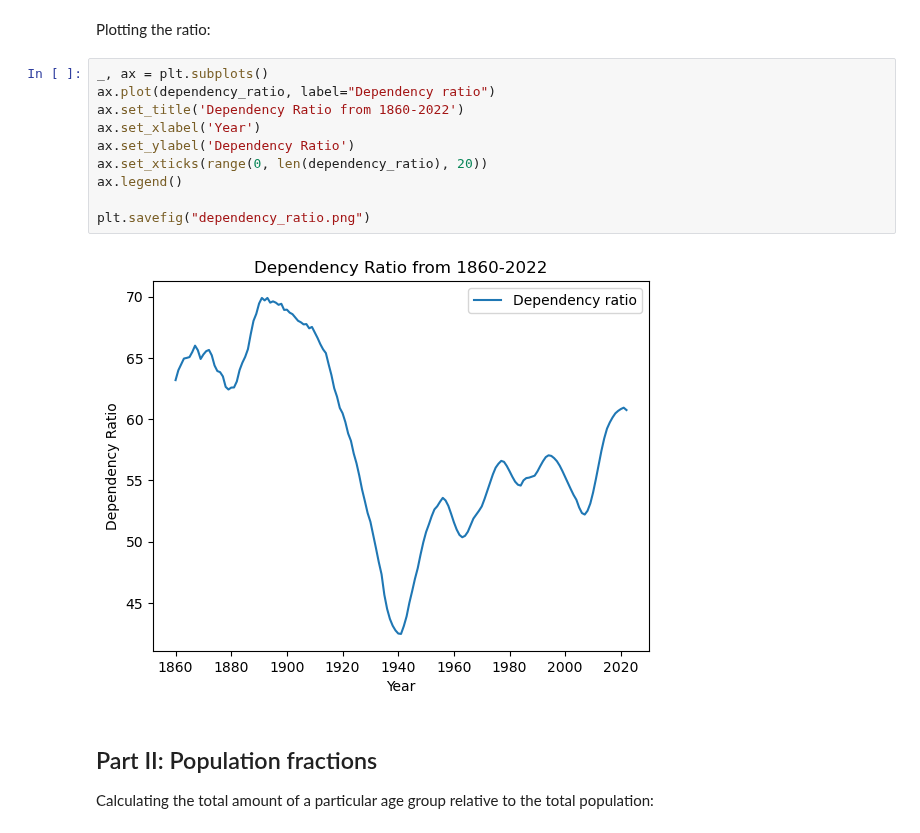
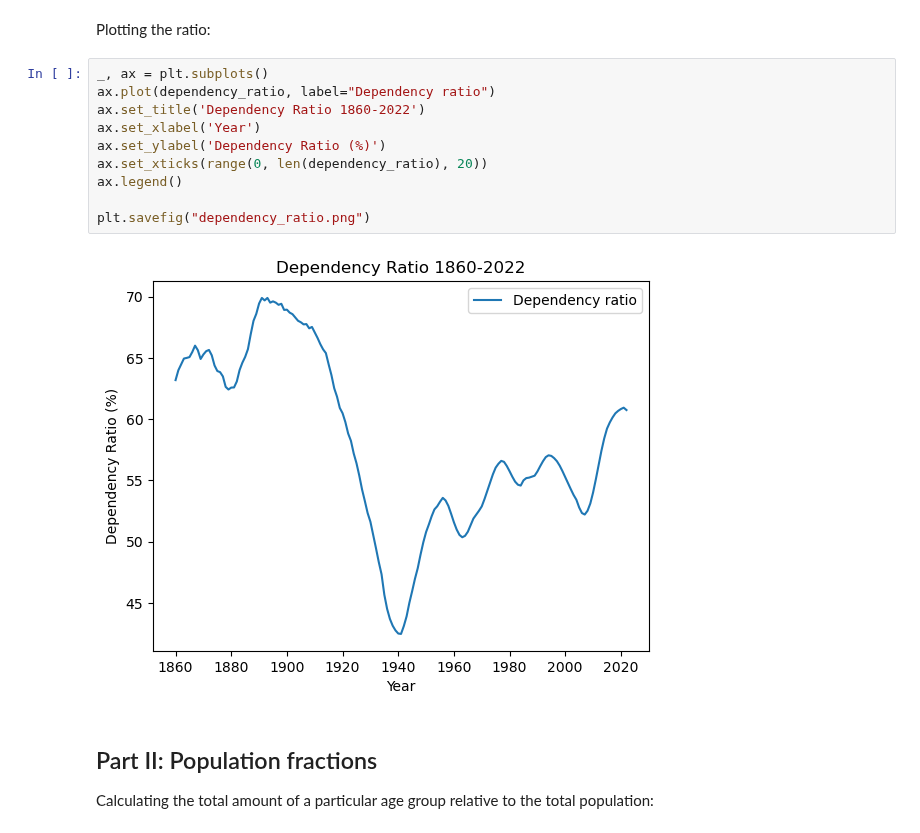
Before and after one commit to GiacomoGuidotto/DAT565, a Jupyter notebook: assignment-1/assignment-1.ipynb, the cells around one changed output. Drawn from its saved outputs; the diff is of its cells as text.

```diff
--- a/assignment-1/assignment-1.ipynb
+++ b/assignment-1/assignment-1.ipynb
@@ -55,15 +55,15 @@ Plotting the ratio:
 # %%
 _, ax = plt.subplots()
 ax.plot(dependency_ratio, label="Dependency ratio")
-ax.set_title('Dependency Ratio from 1860-2022')
+ax.set_title('Dependency Ratio 1860-2022')
 ax.set_xlabel('Year')
-ax.set_ylabel('Dependency Ratio')
+ax.set_ylabel('Dependency Ratio (%)')
 ax.set_xticks(range(0, len(dependency_ratio), 20))
 ax.legend()
 
 plt.savefig("dependency_ratio.png")
 # %% [output]
-[figure, old version]
+[figure, new version]
 # %% [markdown]
 ## Part II: Population fractions
 
```
Also changed, not shown: parts of 1 cell of this notebook, 2 other files.
